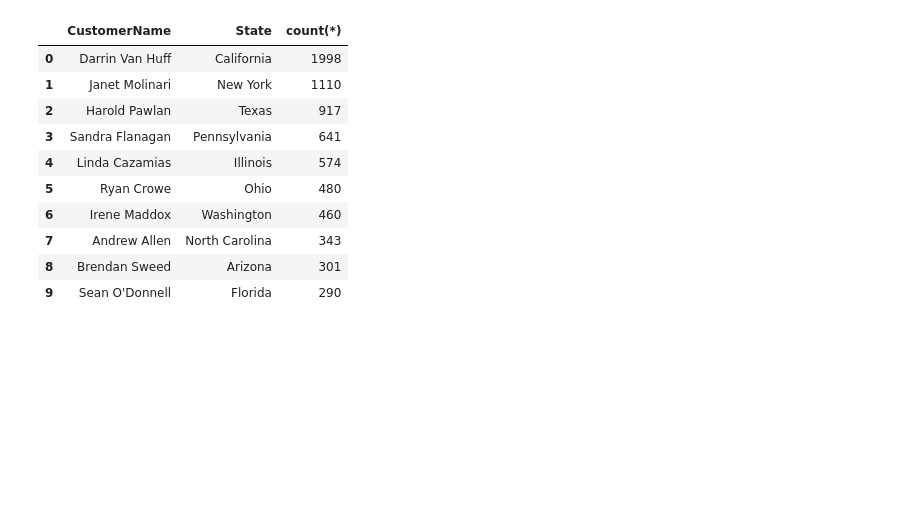
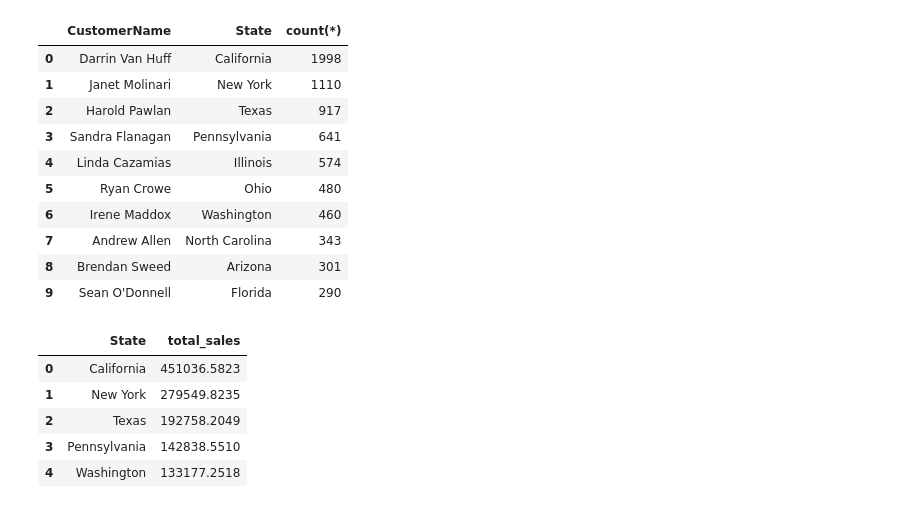
Before and after one commit to Rojhak/BI_analysis, a Jupyter notebook: eda_superstore.ipynb, the cells around one changed output. Saved outputs shown, nothing was run; the diff lists cells and outputs as text; code cells hidden in the pictures; blank space fills up the shorter version.

```diff
--- a/eda_superstore.ipynb
+++ b/eda_superstore.ipynb
@@ -42,3 +42,17 @@ pd.read_sql(sql_query, conn)
 | 7 | Andrew Allen | North Carolina | 343 |
 | 8 | Brendan Sweed | Arizona | 301 |
 | 9 | Sean O'Donnell | Florida | 290 |
+# %%
+most_sales = """
+select  c.State, sum(s.sales) as total_sales from customers c
+    join orders o on c.CustomerID = o.CustomerID join sales s on o.OrderID=s.OrderID  group by c.State order by sum(s.Sales) DESC limit 5
+
+"""
+pd.read_sql(most_sales,conn)
+# %% [output]
+|  | State | total_sales |
+| 0 | California | 451036.5823 |
+| 1 | New York | 279549.8235 |
+| 2 | Texas | 192758.2049 |
+| 3 | Pennsylvania | 142838.5510 |
+| 4 | Washington | 133177.2518 |
```
Also changed, not shown: parts of 1 cell of this notebook, 1 other file.
